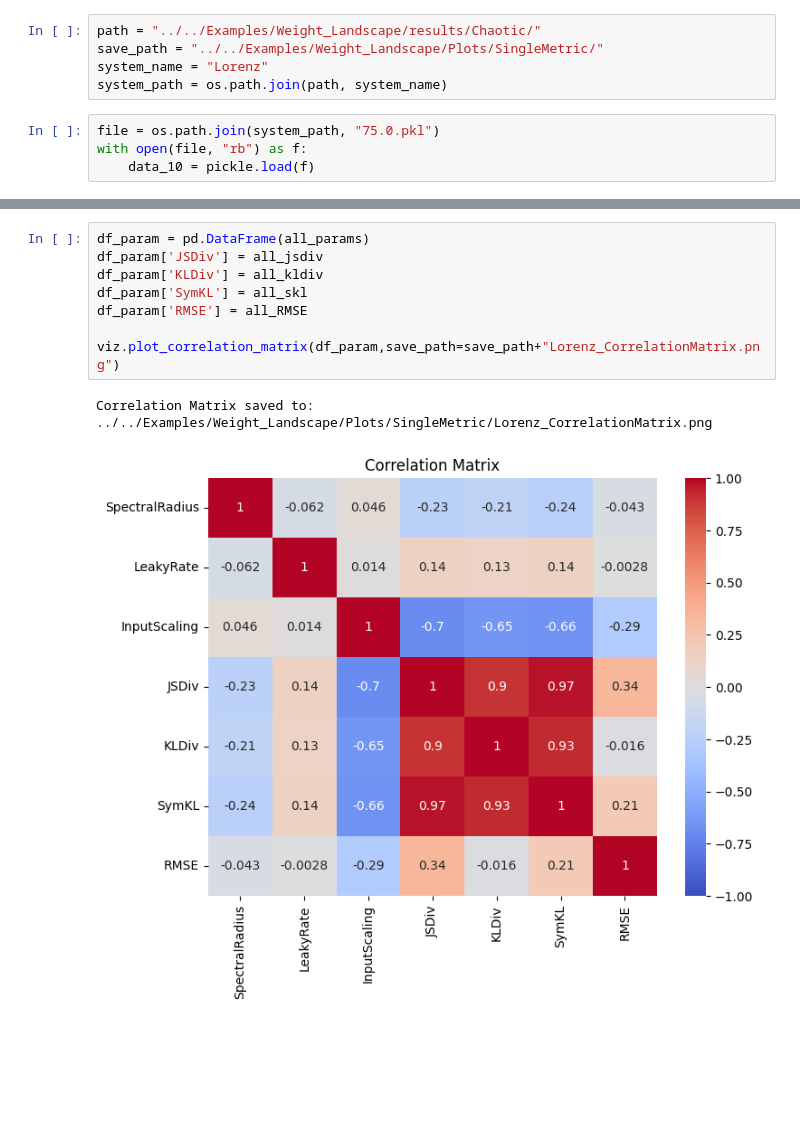
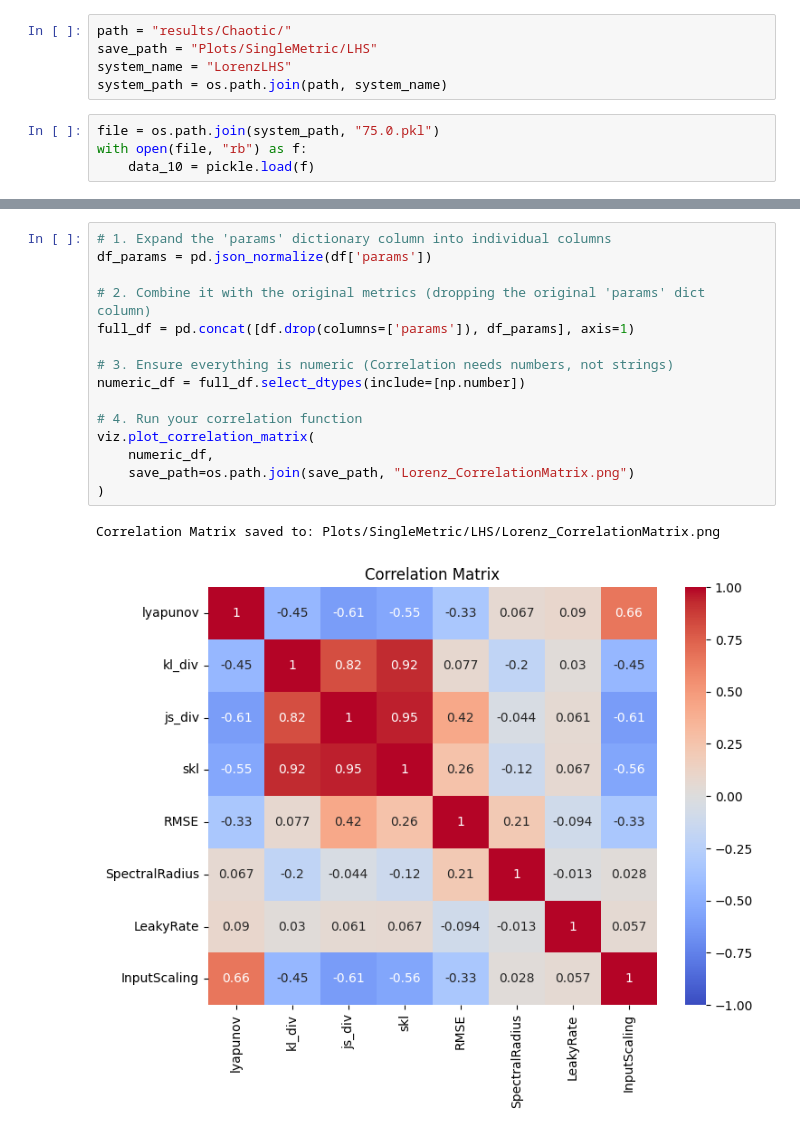
Before and after one commit to jaychotaliya987/Reservoir_Pytorch, a Jupyter notebook: Examples/Input_Discretization/divergence_analysis.ipynb, the cells around one changed output, grey strips where cells are left out. Saved outputs shown, nothing was run; the diff lists cells and outputs as text; blank space fills up the shorter version.

```diff
--- a/Examples/Input_Discretization/divergence_analysis.ipynb
+++ b/Examples/Input_Discretization/divergence_analysis.ipynb
@@ -12,9 +12,9 @@ from reservoirgrid.helpers import chaos_utils
 from reservoirgrid.helpers import utils
 from reservoirgrid.helpers import viz
 # %%
-path = "../../Examples/Weight_Landscape/results/Chaotic/"
-save_path = "../../Examples/Weight_Landscape/Plots/SingleMetric/"
-system_name = "Lorenz"
+path = "results/Chaotic/"
+save_path = "Plots/SingleMetric/LHS"
+system_name = "LorenzLHS"
 system_path = os.path.join(path, system_name)
 # %%
 file = os.path.join(system_path, "75.0.pkl")
@@ -161,12 +147,19 @@ viz.compare_plot([data_10[int(rmseidx[0])]["true_value"][:,1], data_10[int(rmsei
 # %%
-df_param = pd.DataFrame(all_params)
-df_param['JSDiv'] = all_jsdiv
-df_param['KLDiv'] = all_kldiv
-df_param['SymKL'] = all_skl
-df_param['RMSE'] = all_RMSE
+# 1. Expand the 'params' dictionary column into individual columns
+df_params = pd.json_normalize(df['params'])
 
-viz.plot_correlation_matrix(df_param,save_path=save_path+"Lorenz_CorrelationMatrix.png")
+# 2. Combine it with the original metrics (dropping the original 'params' dict column)
+full_df = pd.concat([df.drop(columns=['params']), df_params], axis=1)
+
+# 3. Ensure everything is numeric (Correlation needs numbers, not strings)
+numeric_df = full_df.select_dtypes(include=[np.number])
+
+# 4. Run your correlation function
+viz.plot_correlation_matrix(
+    numeric_df,
+    save_path=os.path.join(save_path, "Lorenz_CorrelationMatrix.png")
+)
 # %% [output]
-Correlation Matrix saved to: ../../Examples/Weight_Landscape/Plots/SingleMetric/Lorenz_CorrelationMatrix.png
+Correlation Matrix saved to: Plots/SingleMetric/LHS/Lorenz_CorrelationMatrix.png
-[figure, old version]
+[figure, new version]
 # %%
```
Also changed, not shown: parts of 10 cells of this notebook, 10 other files.
